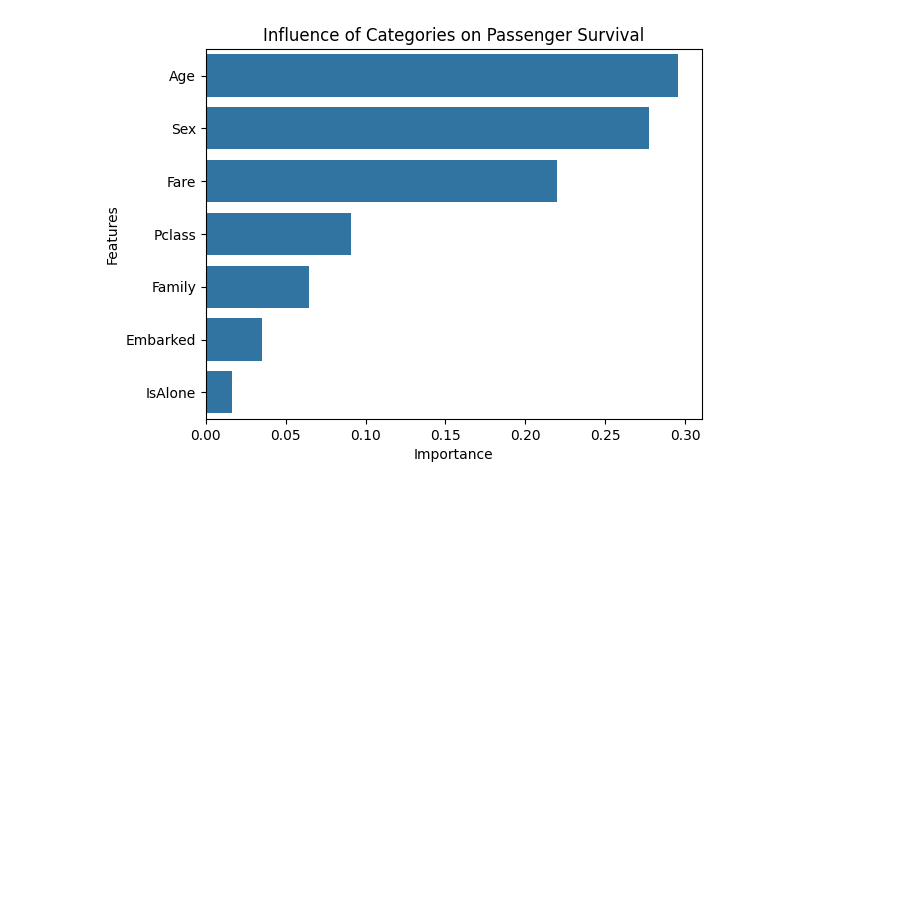
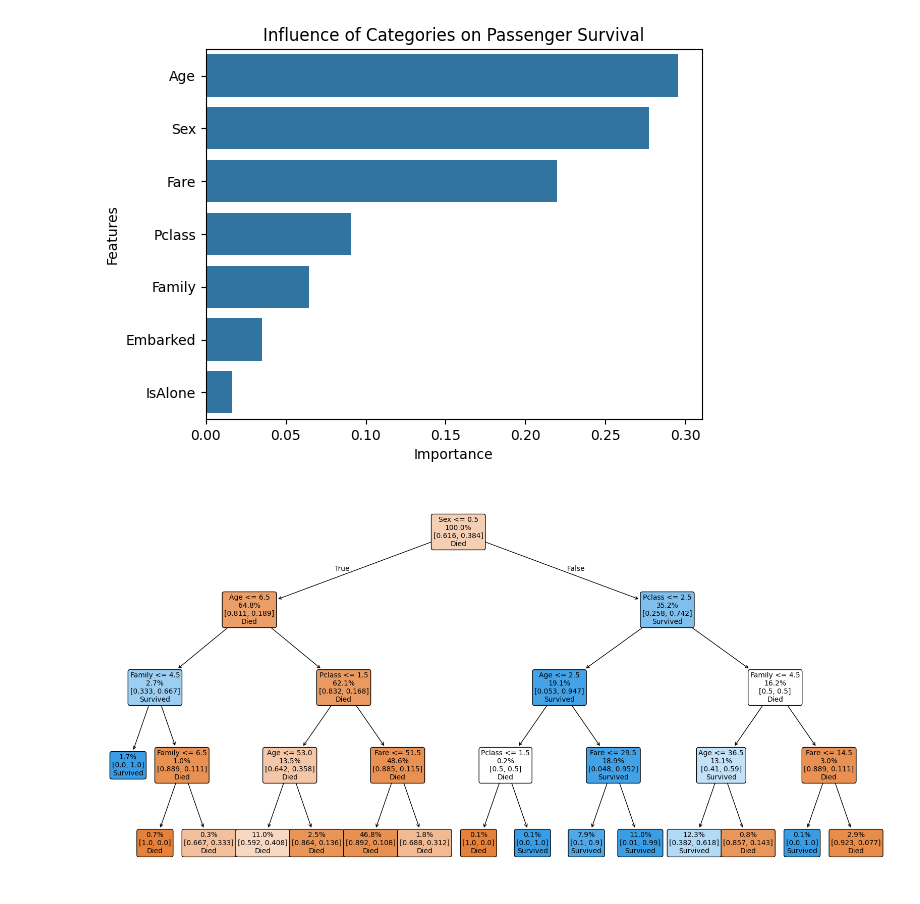
Before and after one commit to MaharLeika18/Data-Mining---Python, a Jupyter notebook: titanic.ipynb, the cells around one changed output. Drawn from its saved outputs; the diff is of its cells as text; code cells hidden in the pictures; blank space fills up the shorter version.

Commit message:
Update titanic.ipynb
Added decision tree

```diff
--- a/titanic.ipynb
+++ b/titanic.ipynb
@@ -213,3 +213,22 @@ plt.ylabel("Features")
 plt.show()
 # %% [output]
 [figure]
+# %%
+# Decision Tree (For future use, ignore)
+features = ["Sex", "Family", "IsAlone", "Fare", "Embarked", "Age", "Pclass"]
+
+x = data[features]
+y = data["Survived"]
+
+dtree = DecisionTreeClassifier(max_depth=4, random_state=42)
+dtree = dtree.fit(x, y)
+
+plt.figure(figsize=(20, 10))
+plot_tree(
+    dtree, feature_names=features, class_names=["Died", "Survived"], filled=True, rounded=True, fontsize=10,
+    impurity=False, label="none", proportion=True
+)
+
+plt.show()
+# %% [output]
+[figure, added]
```
Also changed, not shown: parts of 5 cells of this notebook.
